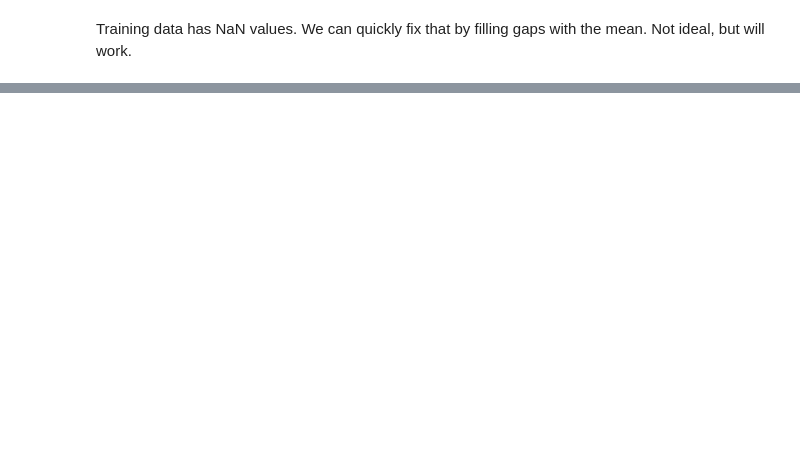
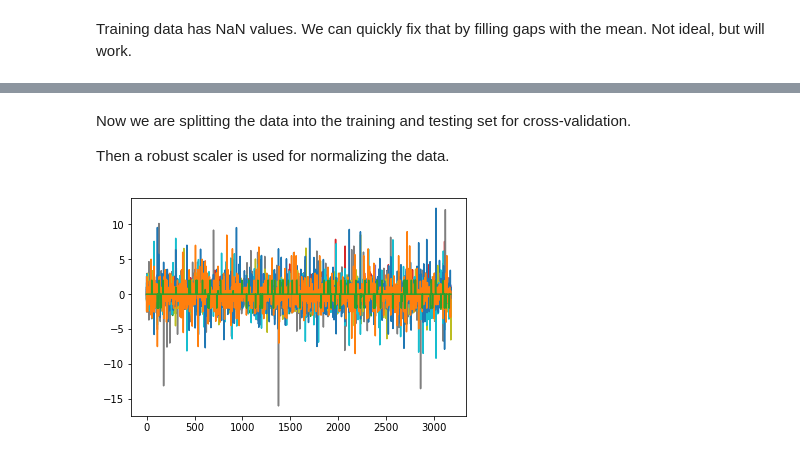
Before and after one commit to tasansal/logfacies, a Jupyter notebook: logfacies.ipynb, the cells around one changed output, grey strips where cells are left out. Saved outputs shown, nothing was run; the diff lists cells and outputs as text; code cells hidden in the pictures; blank space fills up the shorter version.

```diff
--- a/logfacies.ipynb
+++ b/logfacies.ipynb
@@ -184,0 +192,29 @@ rcParams.update(inline_rc)
+# %%
+labels_and_features = training_data.drop(['Formation','FaciesLabels'], axis=1)
+
+aug_feature_vectors = []
+
+for well_name in training_wells:
+    print("Augmenting %s well" %well_name)
+    # Drop duplicates
+    single_well = labels_and_features.loc[well_name].drop_duplicates()
+
+    # Take all derivatives along rows
+    d_single_well = single_well.diff(axis=0)
+
+    # Divide all columns by the derivative along depth
+    grad_single_well = d_single_well.drop(['Depth'], axis=1).div(d_single_well['Depth'], axis=0)
+
+    # New labels for grad columns
+    grad_single_well.columns = ['d_' + col for col in grad_single_well.columns]
+
+    # Join all features and drop last sample because NaN, and also drop irrelevant features
+    single_well = concat([single_well, grad_single_well.shift(-1)], axis=1)
+#     single_well = single_well.drop(['d_GR', 'd_DeltaPHI', 'd_PHIND', 'd_PE', 'd_NM_M', 'd_RELPOS'], axis=1)
+    aug_feature_vectors.append(single_well.dropna().drop(['Depth', 'd_Facies', 'd_RELPOS'], axis=1))
+
+# Finally merge all wells in 1 dataframe and split features from labels
+aug_feature_vectors = concat(aug_feature_vectors)
+correct_facies_labels = aug_feature_vectors['Facies'].values
+aug_feature_vectors = aug_feature_vectors.drop(['Facies'], axis=1)
+aug_feature_vectors.describe()
@@ -185 +240,16 @@ rcParams.update(inline_rc)
+# %% [markdown]
+Now we are splitting the data into the training and testing set for cross-validation.
+
+Then a robust scaler is used for normalizing the data.
+# %%
+X_train, X_test, y_train, y_test = train_test_split(
+        aug_feature_vectors, correct_facies_labels, test_size=0.15, random_state=111)
+scaler = RobustScaler(quantile_range=[20, 80]).fit(X_train)
+X_train = scaler.transform(X_train)
+X_test = scaler.transform(X_test)
+
+# Making sure all features are mean around 0
+stats_check = plot(X_train)
+# %% [output]
+[figure, added]
 # %%
```
Also changed, not shown: parts of 12 cells of this notebook, 2 other files.
